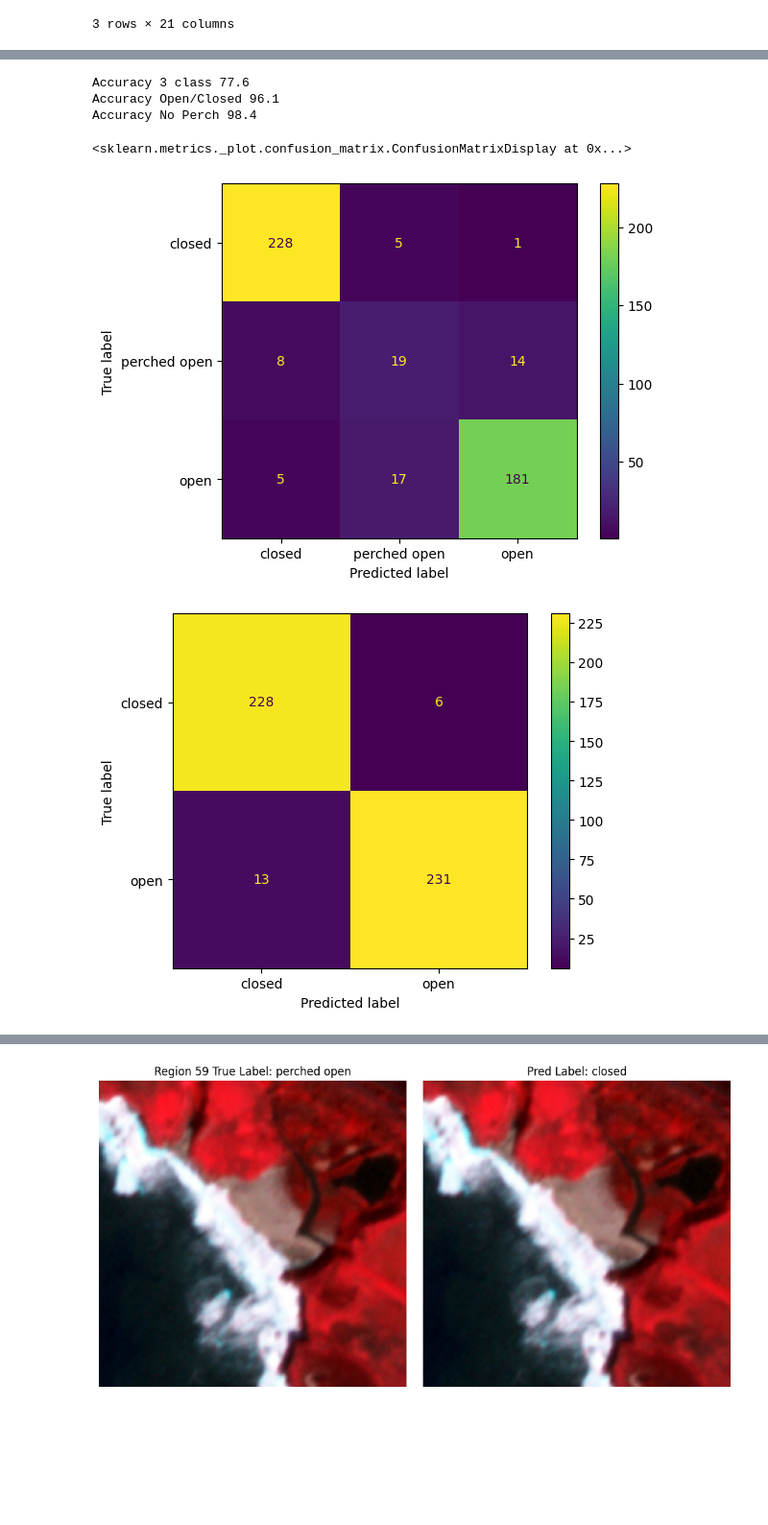
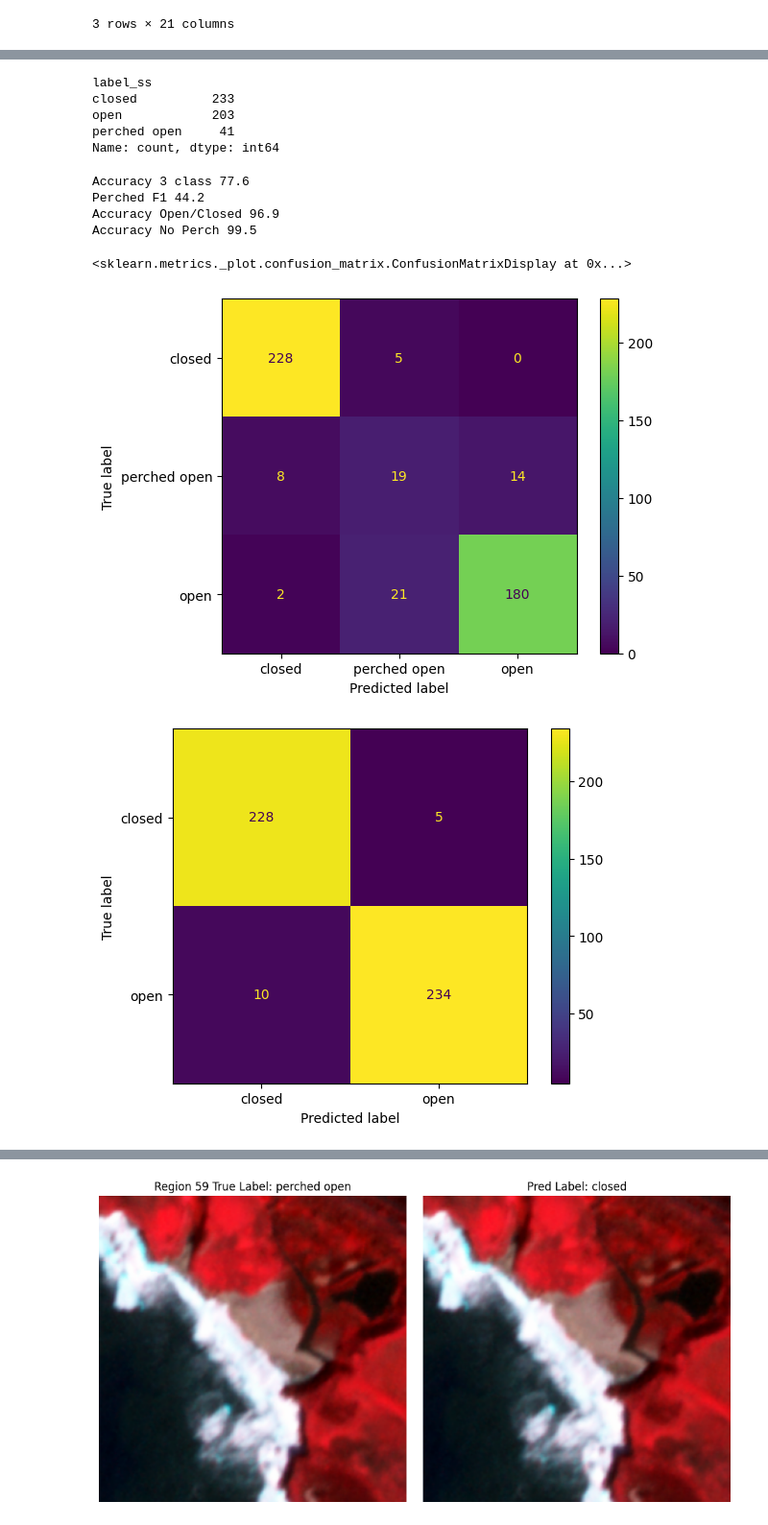
Before and after one commit to kyle-dorman/estuary, a Jupyter notebook: notebooks/labels_compare.ipynb, the cells around one changed output, grey strips where cells are left out. Shown at 96% size. Drawn from its saved outputs; the diff is of its cells as text; code cells hidden in the pictures; blank space fills up the shorter version.

```diff
--- a/notebooks/labels_compare.ipynb
+++ b/notebooks/labels_compare.ipynb
@@ -128,39 +133,48 @@ d_ss_pairs.head()
+# %%
+d_ss_pairs.label_ss.value_counts()
+# %% [output]
+label_ss
+closed          233
+open            203
+perched open     41
+Name: count, dtype: int64
 # %%
 labels = ["closed", "perched open", "open"]
-y_true = [labels.index(l) for l in d_ss_pairs.label_ss]
-y_pred = [labels.index(l) for l in d_ss_pairs.label_dd]
+y_true = np.array([labels.index(l) for l in d_ss_pairs.label_ss])
+y_pred = np.array([labels.index(l) for l in d_ss_pairs.label_dd])
 
 print("Accuracy 3 class", round(100 * balanced_accuracy_score(y_true, y_pred), 1))
-
+print("Perched F1", round(100 * f1_score(y_true == 1, y_pred == 1), 1))
 ConfusionMatrixDisplay.from_predictions(y_true, y_pred, display_labels=labels)
 
 labels = ["closed", "open"]
 y_true = [int("open" in l) for l in d_ss_pairs.label_ss]
 y_pred = [int("open" in l) for l in d_ss_pairs.label_dd]
 
 print("Accuracy Open/Closed", round(100 * balanced_accuracy_score(y_true, y_pred), 1))
 
 ConfusionMatrixDisplay.from_predictions(y_true, y_pred, display_labels=labels)
 
 labels = ["closed", "open"]
 y_true = [
     int("open" in l)
     for l, p in zip(d_ss_pairs.label_ss, d_ss_pairs.label_dd)
     if "perch" not in l and "perch" not in p
 ]
 y_pred = [
     int("open" in p)
     for l, p in zip(d_ss_pairs.label_ss, d_ss_pairs.label_dd)
     if "perch" not in l and "perch" not in p
 ]
 
 print("Accuracy No Perch", round(100 * balanced_accuracy_score(y_true, y_pred), 1))
 
 ConfusionMatrixDisplay.from_predictions(y_true, y_pred, display_labels=labels)
 # %% [output]
 Accuracy 3 class 77.6
-Accuracy Open/Closed 96.1
-Accuracy No Perch 98.4
+Perched F1 44.2
+Accuracy Open/Closed 96.9
+Accuracy No Perch 99.5
 <sklearn.metrics._plot.confusion_matrix.ConfusionMatrixDisplay at 0x...>
-[figure, old version]
+[figure, new version]
-[figure, old version]
+[figure, new version]
```
Also changed, not shown: parts of 7 cells of this notebook, 4 other files.
